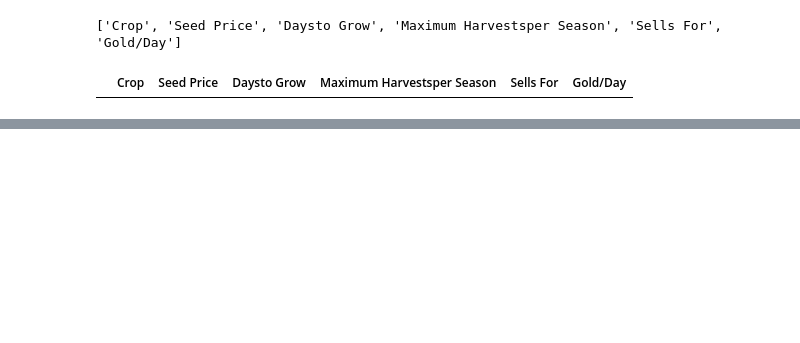
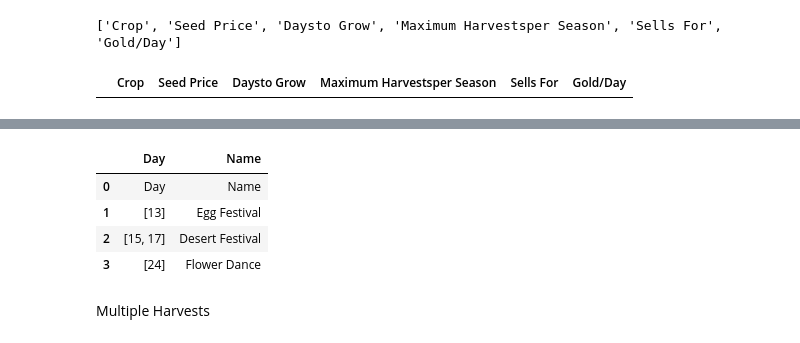
Before and after one commit to VuLeHong/Stardew_valley, a Jupyter notebook: crawl/spring.ipynb, the cells around one changed output, grey strips where cells are left out. Drawn from its saved outputs; the diff is of its cells as text; code cells hidden in the pictures; blank space fills up the shorter version.

```diff
--- a/crawl/spring.ipynb
+++ b/crawl/spring.ipynb
@@ -90,0 +110,4 @@ df
+# %%
+# extract th
+titles = table_Festival.find_all('th')
+table_fest_title = [title.text.strip() for title in titles]
@@ -90,0 +132,18 @@ df
+# %%
+t = clean_row[0]
+# make a dict
+fes_dict = {t[0]: [], t[1]: []}
+
+for row in clean_row:
+    fes_dict[t[0]].append(row[0])
+    fes_dict[t[1]].append(row[1])
+
+pd.DataFrame.from_dict(fes_dict)
+# %% [output]
+|  | Day | Name |
+| 0 | Day | Name |
+| 1 | [13] | Egg Festival |
+| 2 | [15, 17] | Desert Festival |
+| 3 | [24] | Flower Dance |
+# %% [markdown]
+Multiple Harvests
```
Also changed, not shown: parts of 11 cells of this notebook.
